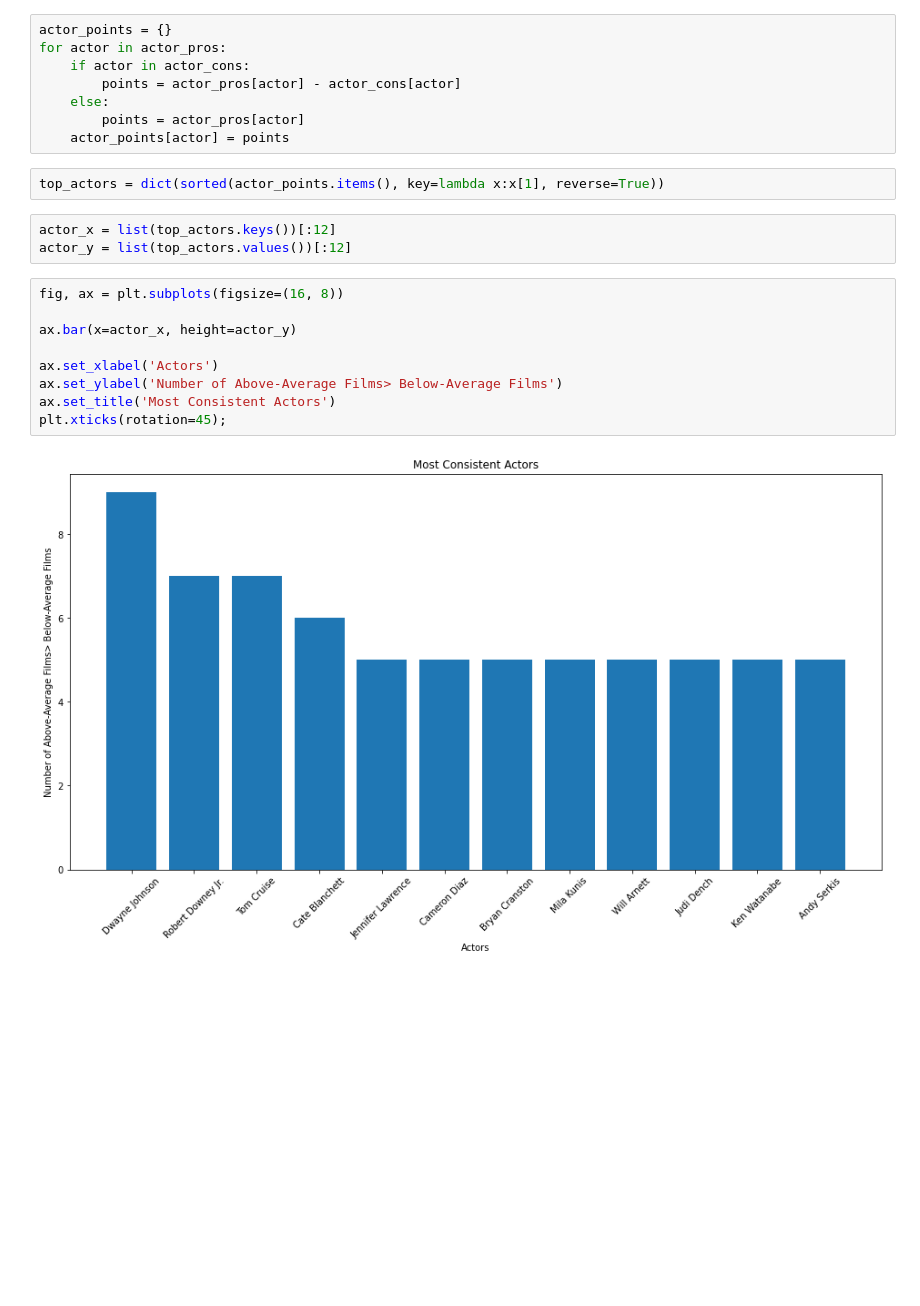
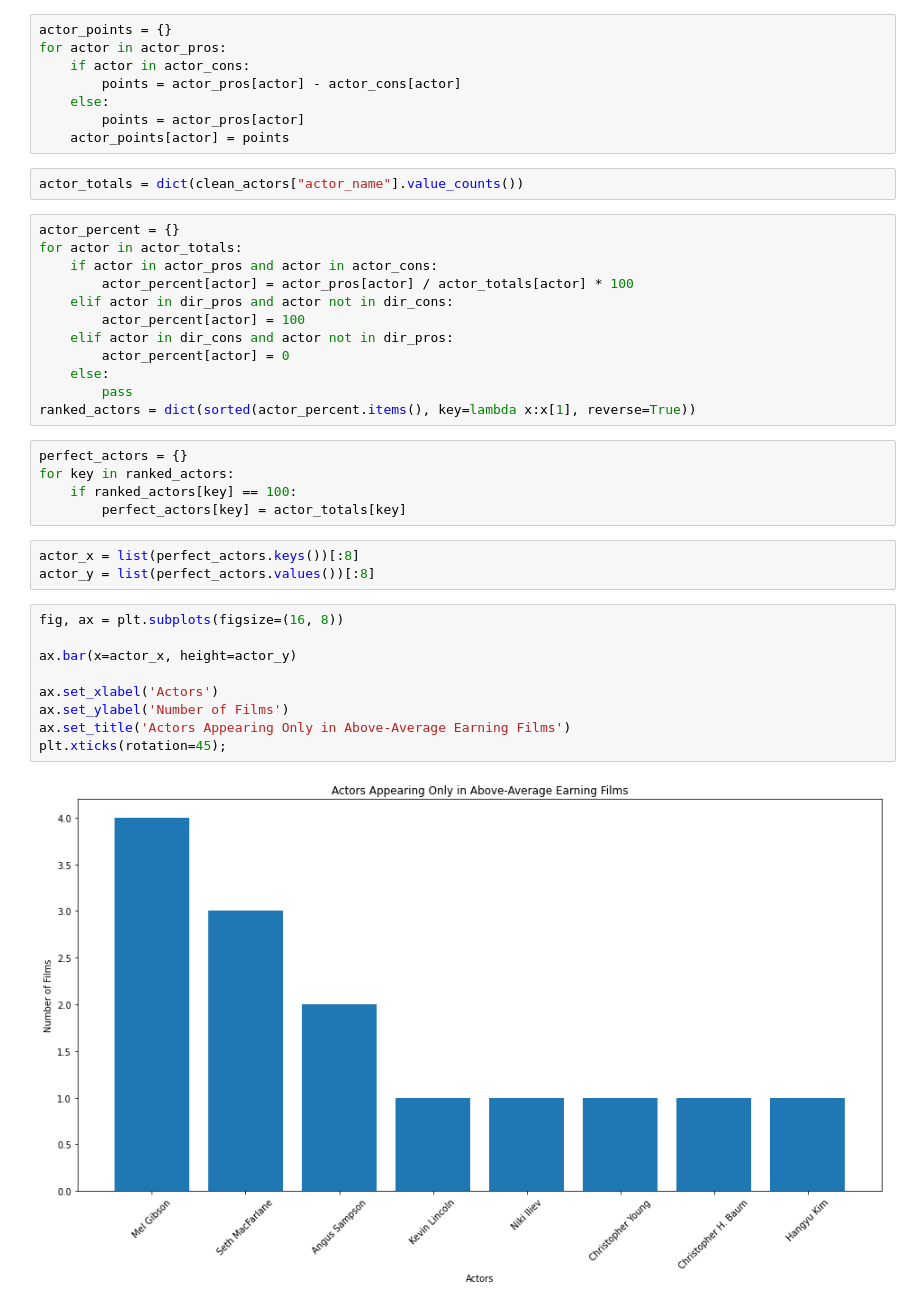
Before and after one commit to DrewFHolcombe/movie_studio_analysis, a Jupyter notebook: Scratch_Code/Drew - Scratch Code.ipynb, the cells around one changed output. Saved outputs shown, nothing was run; the diff lists cells and outputs as text; blank space fills up the shorter version.

```diff
--- a/Scratch_Code/Drew - Scratch Code.ipynb
+++ b/Scratch_Code/Drew - Scratch Code.ipynb
@@ -348,19 +352,36 @@ for actor in actor_pros:
     else:
         points = actor_pros[actor]
     actor_points[actor] = points
-# %%
-top_actors = dict(sorted(actor_points.items(), key=lambda x:x[1], reverse=True))
+# %%
+actor_totals = dict(clean_actors["actor_name"].value_counts())
+# %%
+actor_percent = {}
+for actor in actor_totals:
+    if actor in actor_pros and actor in actor_cons:
+        actor_percent[actor] = actor_pros[actor] / actor_totals[actor] * 100
+    elif actor in dir_pros and actor not in dir_cons:
+        actor_percent[actor] = 100
+    elif actor in dir_cons and actor not in dir_pros:
+        actor_percent[actor] = 0
+    else:
+        pass
+ranked_actors = dict(sorted(actor_percent.items(), key=lambda x:x[1], reverse=True))
+# %%
+perfect_actors = {}
+for key in ranked_actors:
+    if ranked_actors[key] == 100:
+        perfect_actors[key] = actor_totals[key]
 # %%
-actor_x = list(top_actors.keys())[:12]
-actor_y = list(top_actors.values())[:12]
+actor_x = list(perfect_actors.keys())[:8]
+actor_y = list(perfect_actors.values())[:8]
 # %%
 fig, ax = plt.subplots(figsize=(16, 8))
 
 ax.bar(x=actor_x, height=actor_y)
 
 ax.set_xlabel('Actors')
-ax.set_ylabel('Number of Above-Average Films> Below-Average Films')
-ax.set_title('Most Consistent Actors')
+ax.set_ylabel('Number of Films')
+ax.set_title('Actors Appearing Only in Above-Average Earning Films')
 plt.xticks(rotation=45);
 # %% [output]
-[figure, old version]
+[figure, new version]
```
Also changed, not shown: parts of 18 cells of this notebook, 1 other file.
